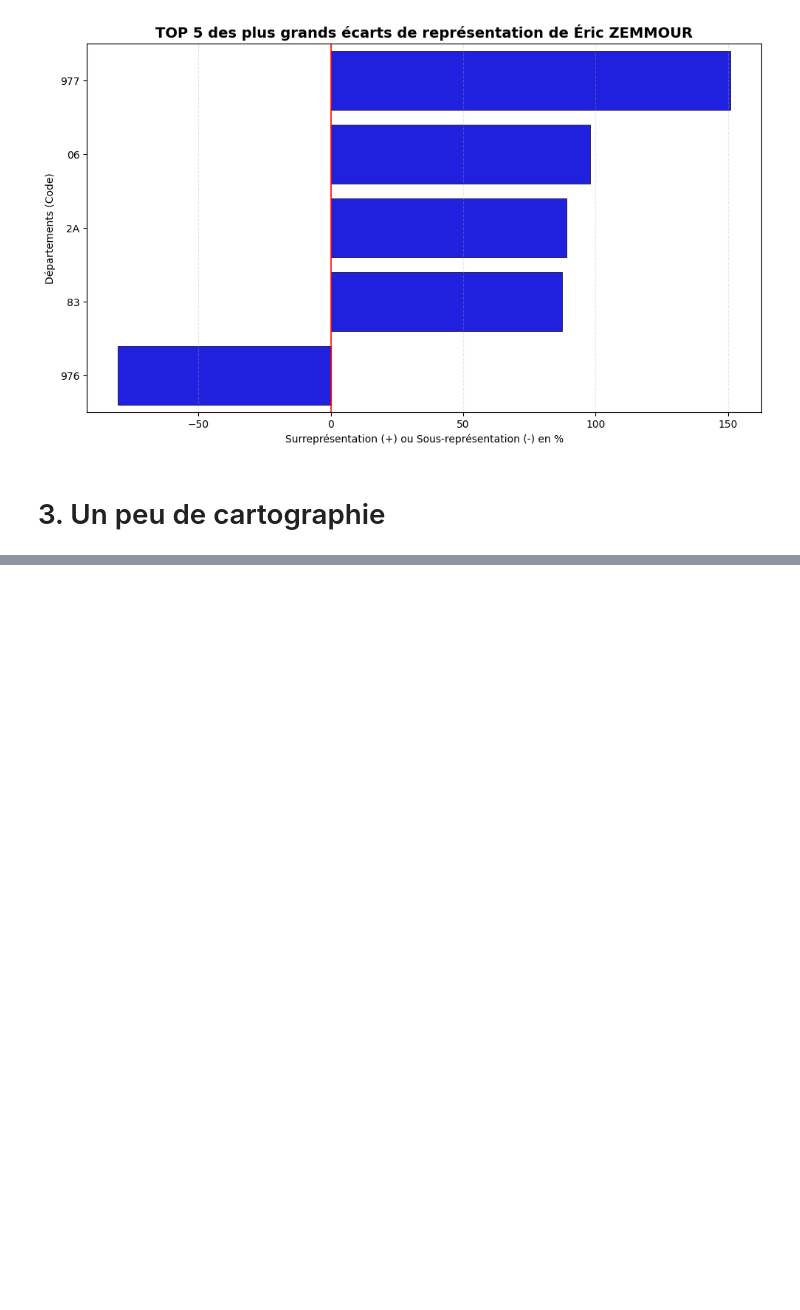
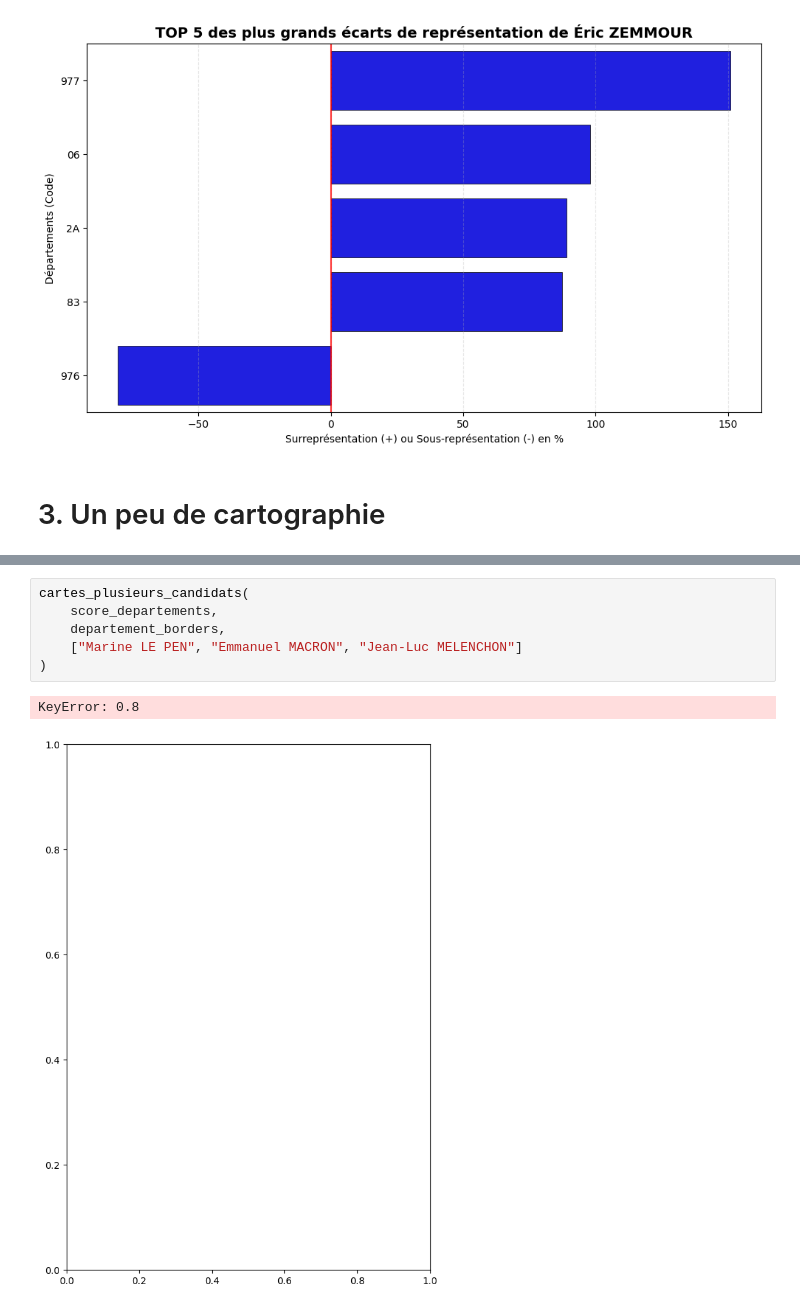
Before and after one commit to aristidinahfaifa-afk/G4B_Inter, a Jupyter notebook: Partie1et2.ipynb, the cells around one changed output, grey strips where cells are left out. Cells and saved outputs as stored; diff of their text form; blank space fills up the shorter version.

```diff
--- a/Partie1et2.ipynb
+++ b/Partie1et2.ipynb
@@ -545,0 +604,9 @@ plot_top_surrepresentations(data=score_departements, candidat='Éric ZEMMOUR', n
+# %%
+cartes_plusieurs_candidats(
+    score_departements,
+    departement_borders,
+    ["Marine LE PEN", "Emmanuel MACRON", "Jean-Luc MELENCHON"]
+)
+# %% [output]
+KeyError: 0.8
+[figure, added]
```
Also changed, not shown: parts of 8 cells of this notebook, 2 other files.
